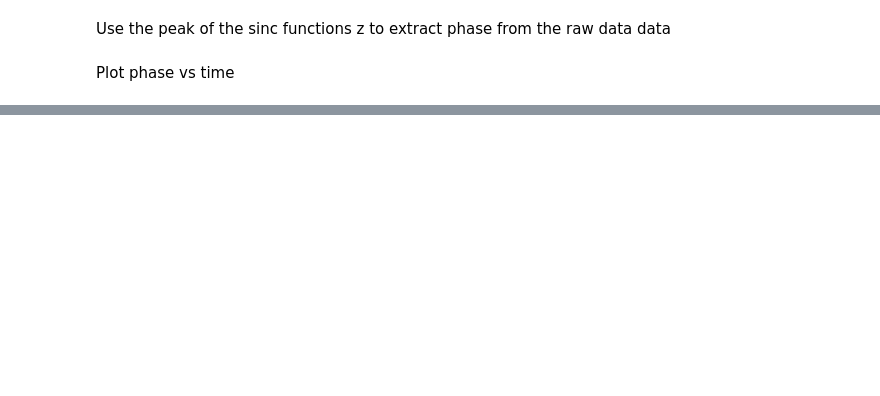
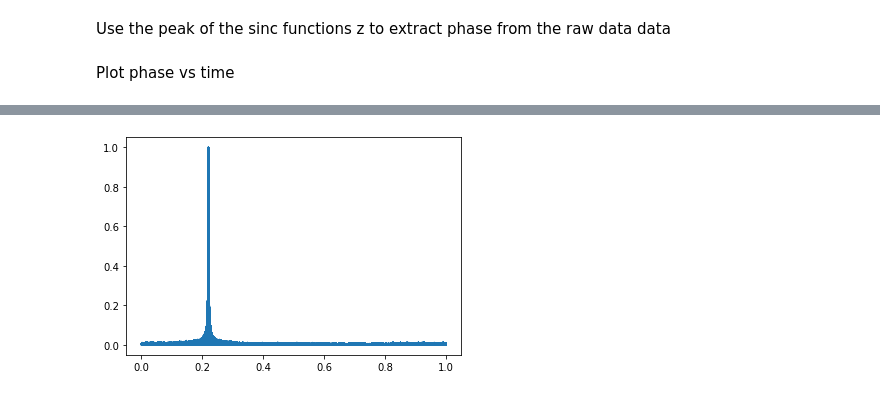
Before and after one commit to miamedra2/Transceiver_Waveform_Analysis, a Jupyter notebook: Tranceiver_Phase_Analysis.ipynb, the cells around one changed output, grey strips where cells are left out. Saved outputs shown, nothing was run; the diff lists cells and outputs as text; code cells hidden in the pictures; blank space fills up the shorter version.

```diff
--- a/Tranceiver_Phase_Analysis.ipynb
+++ b/Tranceiver_Phase_Analysis.ipynb
@@ -223,0 +276,5 @@ plt.show()
+# %%
+plt.plot(np.mod(t/T_pri,1), abs(y)/y_max)
+plt.show()
+# %% [output]
+[figure, added]
```
Also changed, not shown: parts of 70 cells of this notebook, 14 other files.
